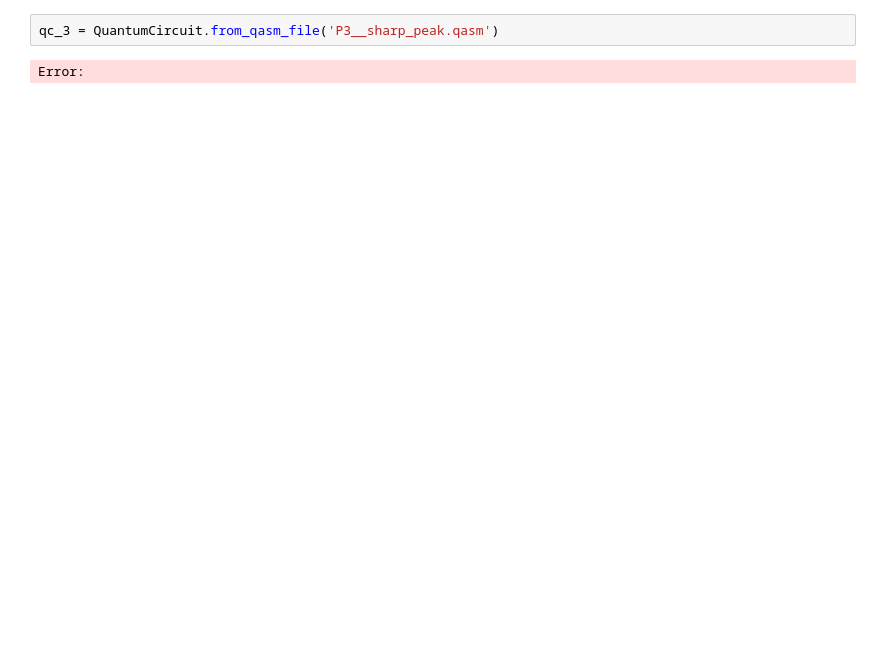
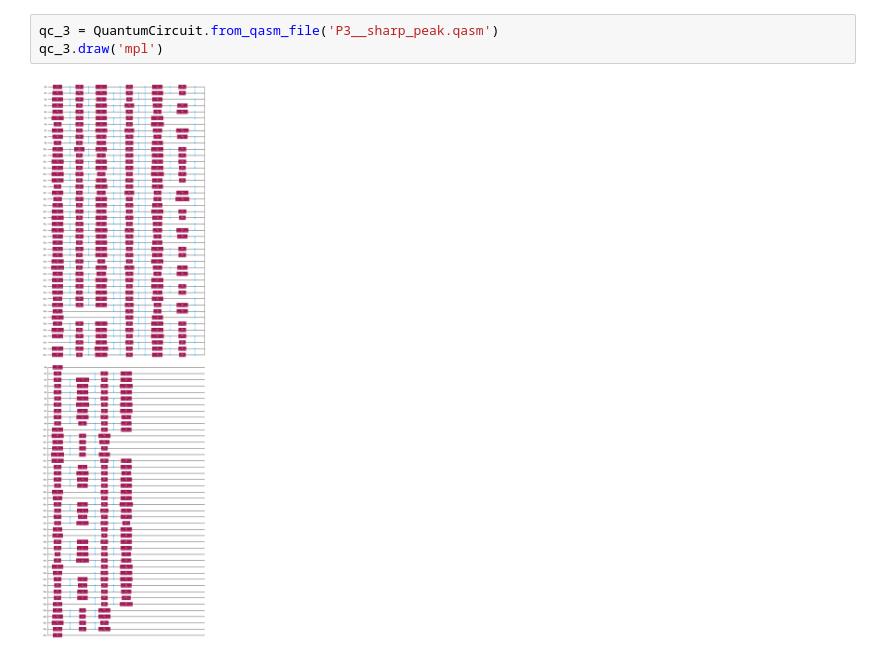
Before and after one commit to pdd23001/YQuantum2025, a Jupyter notebook: answers.ipynb, the cells around one changed output. Cells and saved outputs as stored; diff of their text form; blank space fills up the shorter version.

```diff
--- a/answers.ipynb
+++ b/answers.ipynb
@@ -50,4 +53,5 @@ QiskitError: 'ERROR:  [Experiment 0] Insufficient memory to run circuit circuit-
 # %%
 qc_3 = QuantumCircuit.from_qasm_file('P3__sharp_peak.qasm')
+qc_3.draw('mpl')
 # %% [output]
-Error:
+[figure, added]
```
Also changed, not shown: parts of 11 cells of this notebook, 8 other files.
